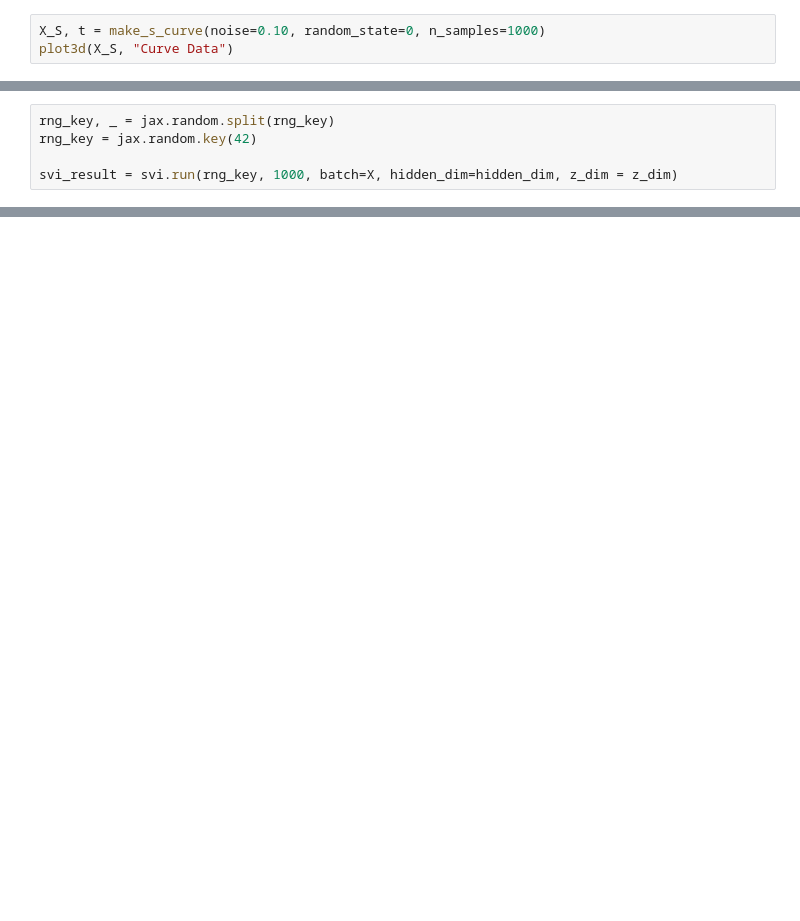
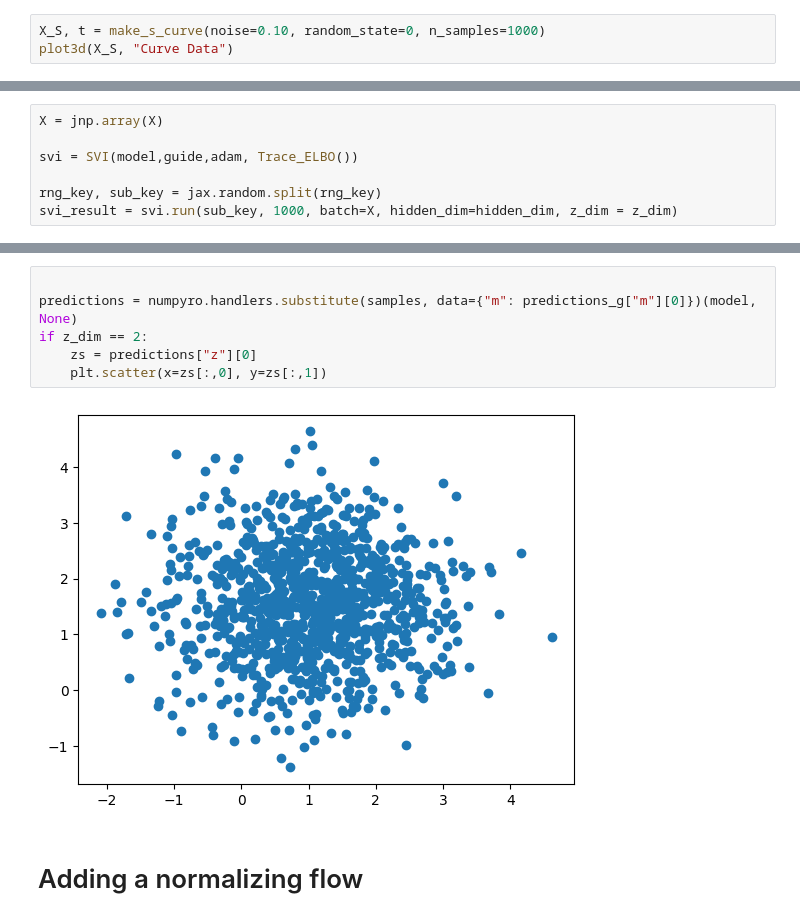
Before and after one commit to kenn50/Bachelor, a Jupyter notebook: Experiments/Simpler/simpler.ipynb, the cells around one changed output, grey strips where cells are left out. Saved outputs shown, nothing was run; the diff lists cells and outputs as text; blank space fills up the shorter version.

Commit message:
More work on simpler notebook, fixed a bug in the normalizing flow implementation, and added a new kernel.

```diff
--- a/Experiments/Simpler/simpler.ipynb
+++ b/Experiments/Simpler/simpler.ipynb
@@ -111,6 +124,8 @@ svi = SVI(model,guide,adam, Trace_ELBO())
 # %%
-rng_key, _ = jax.random.split(rng_key)
-rng_key = jax.random.key(42)
+X = jnp.array(X)
 
-svi_result = svi.run(rng_key, 1000, batch=X, hidden_dim=hidden_dim, z_dim = z_dim)
+svi = SVI(model,guide,adam, Trace_ELBO())
+
+rng_key, sub_key = jax.random.split(rng_key)
+svi_result = svi.run(sub_key, 1000, batch=X, hidden_dim=hidden_dim, z_dim = z_dim)
 # %%
@@ -135,0 +239,10 @@ sklearn.metrics.mean_squared_error(X.reshape(-1), reconstructed.reshape(-1))
+# %%
+
+predictions = numpyro.handlers.substitute(samples, data={"m": predictions_g["m"][0]})(model, None)
+if z_dim == 2:
+    zs = predictions["z"][0]
+    plt.scatter(x=zs[:,0], y=zs[:,1])
+# %% [output]
+[figure, added]
+# %% [markdown]
+# Adding a normalizing flow
```
Also changed, not shown: parts of 25 cells of this notebook, 4 other files.
